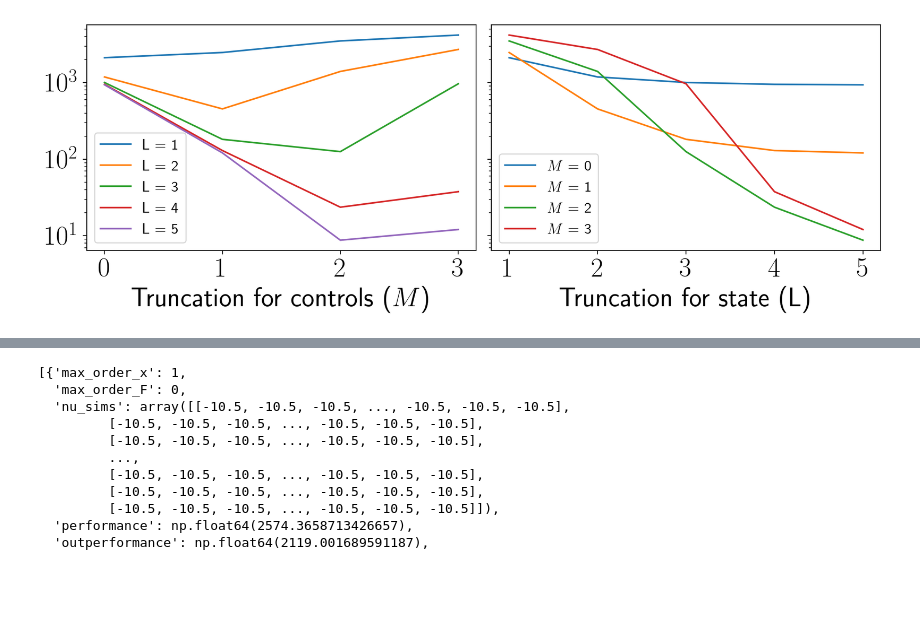
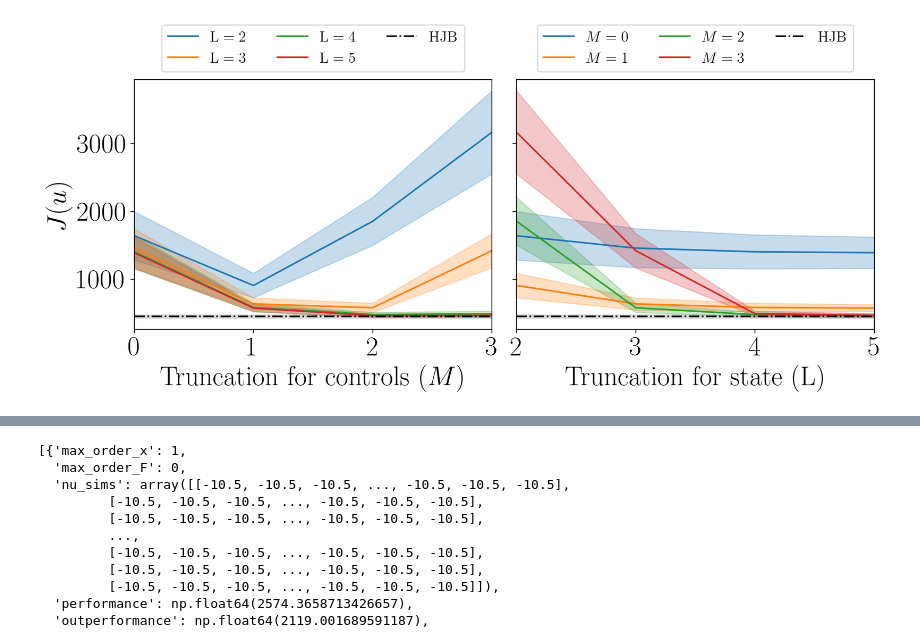
Before and after one commit to muhammadalifaqsha/optimal-control-with-signatures, a Jupyter notebook: notebooks/alif-lqproblem-plots-paper.ipynb, the cells around one changed output, grey strips where cells are left out. Saved outputs shown, nothing was run; the diff lists cells and outputs as text; code cells hidden in the pictures; blank space fills up the shorter version.

```diff
--- a/notebooks/alif-lqproblem-plots-paper.ipynb
+++ b/notebooks/alif-lqproblem-plots-paper.ipynb
@@ -40,7 +40,8 @@ env = lqproblem.environment(**params)
 env_hjb = lqproblem.environment(**params)
 env_hjb_sig = lqproblem.environment(**params)
 # %%
-max_order_x_list = [1, 2, 3, 4, 5]
+# max_order_x_list = [1, 2, 3, 4, 5]
+max_order_x_list = [2, 3, 4, 5]
 max_order_F_list = [0, 1, 2, 3]
 nsims = 1000
 dim = env.dim
@@ -48,18 +49,14 @@ nsims_small = nsims
 nsim = 0
 
 with open(f'experiment_results_{nsims}_sims.pkl', 'rb') as f:
-    sim_list_old = pickle.load(f)
+    sim_list = pickle.load(f)
     f.close()
 
-with open(f'experiment_results_{nsims}_sims_new.pkl', 'rb') as f:
-    sim_list_new = pickle.load(f)
+with open(f'experiment_results_hjb_{nsims}_sims.pkl', 'rb') as f:
+    sim_hjb = pickle.load(f)
     f.close()
-
-sim_list = sim_list_old + sim_list_new
-
-with open(f'experiment_results_hjb_{nsims}_sims.pkl', 'rb') as f:
-    nu_hjb = pickle.load(f)
-    f.close()
+# %%
+sim_list = [sim for sim in sim_list if sim['max_order_x'] in max_order_x_list]
 # %%
 # plt.plot(env.timesteps, nu_hjb[:,nsim], label=r'$\nu$ (HJB)', color='black')
 
@@ -79,34 +76,55 @@ with open(f'experiment_results_hjb_{nsims}_sims.pkl', 'rb') as f:
 # %%
 lev = 'L'
 
 font1 = 25
 font2 = 14
 
-fig, ax = plt.subplots(1, 2, figsize=(11,4), sharey='row')
+Z_val = 1.96
 
-for max_order_x in max_order_x_list:
-    perform_diff = [experiment['outperformance'] for experiment in sim_list if experiment['max_order_x']==max_order_x]
-    ax[0].plot(max_order_F_list, perform_diff, label=rf'{lev} = {max_order_x}')
-ax[0].set_xlabel(r'Truncation for controls ($M$)',  fontsize = font1)
+perform_hjb = sim_hjb['performance_mean']
+perform_hjb_list = sim_hjb['performance_list']
+perform_hjb_std = perform_hjb_list.std(ddof = 1)/np.sqrt(nsims)
+perform_hjb_LCI = perform_hjb - Z_val*perform_hjb_std
+perform_hjb_UCI = perform_hjb + Z_val*perform_hjb_std
+
+fig, ax = plt.subplots(1, 2, figsize=(11,5), sharey='row')
+
+for n, max_order_x in enumerate(max_order_x_list):
+    perform = [experiment['performance_mean'] for experiment in sim_list if experiment['max_order_x']==max_order_x]
+    perform_list = np.array([experiment['performance_list'] for experiment in sim_list if experiment['max_order_x']==max_order_x])
+    perform_std = perform_list.std(axis = 1, ddof = 1)/np.sqrt(nsims)
+    perform_LCI = perform - Z_val*perform_std
+    perform_UCI = perform + Z_val*perform_std
+    ax[0].fill_between(max_order_F_list, perform_LCI, perform_UCI,alpha=0.25, color=f'C{n}')
+    ax[0].plot(max_order_F_list, perform, label=rf'$\mathrm{{{lev}}} = {max_order_x}$', color=f'C{n}')
+ax[0].set_xlabel(r'$\mathrm{Truncation}$ $\mathrm{for}$ $\mathrm{controls}$ $(M)$',  fontsize = font1)
 ax[0].set_xticks(ticks=max_order_F_list)
-ax[0].legend(fontsize=font2, loc='lower left')
 
-for max_order_F in max_order_F_list:
-    perform_diff = [experiment['outperformance'] for experiment in sim_list if experiment['max_order_F']==max_order_F]
-    ax[1].plot(max_order_x_list, perform_diff, label=rf'$M$ = {max_order_F}')
-ax[1].set_xlabel(rf'Truncation for state ({lev})',  fontsize = font1)
+for n, max_order_F in enumerate(max_order_F_list):
+    perform = [experiment['performance_mean'] for experiment in sim_list if experiment['max_order_F']==max_order_F]
+    perform_list = np.array([experiment['performance_list'] for experiment in sim_list if experiment['max_order_F']==max_order_F])
+    perform_std = perform_list.std(axis = 1, ddof = 1)/np.sqrt(nsims)
+    perform_LCI = perform - Z_val*perform_std
+    perform_UCI = perform + Z_val*perform_std
+    ax[1].fill_between(max_order_x_list, perform_LCI, perform_UCI,alpha=0.25, color=f'C{n}')
+    ax[1].plot(max_order_x_list, perform, label=rf'$M = {max_order_F}$', color=f'C{n}')
+ax[1].set_xlabel(rf'$\mathrm{{Truncation}}$ $\mathrm{{for}}$ $\mathrm{{state}}$ $(\mathrm{{{lev}}})$',  fontsize = font1)
 ax[1].set_xticks(ticks=max_order_x_list)
-ax[1].legend(fontsize=font2, loc='lower left')
 
-# ax[0].set_ylabel(r'Performance difference ($(J(u) - J(u^*)$)',  fontsize = font2)
+ax[0].set_ylabel(f'$J(u)$',  fontsize = font1)
 
 for ax_i in ax:
     ax_i.tick_params(axis='both', which='major', labelsize=font1)
-    ax_i.set_yscale('log')
+    #ax_i.set_yscale('log')
+    ax_i.fill_between(ax_i.get_xticks(), perform_hjb_LCI, perform_hjb_UCI,alpha=0.25, color='grey')
+    ax_i.axhline(perform_hjb, color = 'black', linestyle='-.', label=r'$\mathrm{HJB}$')
+    ax_i.set_xlim(ax_i.get_xticks()[0], ax_i.get_xticks()[-1])
 
+ax[0].legend(fontsize=font2, loc='lower center', bbox_to_anchor=(0.5, 1.0), ncol=3)
+ax[1].legend(fontsize=font2, loc='lower center', bbox_to_anchor=(0.5, 1.0), ncol=3)
 fig.tight_layout()
 fig.savefig(f'figures/perform_diff.pdf',format='pdf',bbox_inches='tight')
 plt.show()
 # %% [output]
-[figure, old version]
+[figure, new version]
 # %%
```
Also changed, not shown: parts of 2 cells of this notebook, 8 other files.
